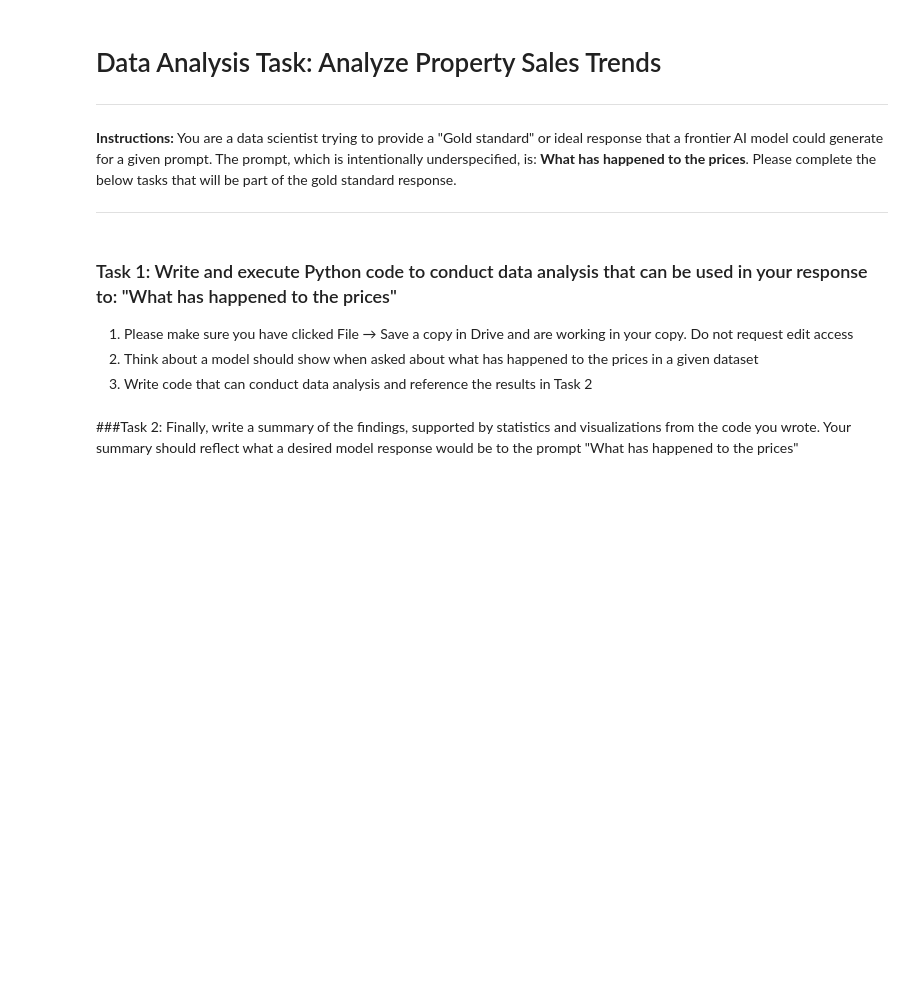
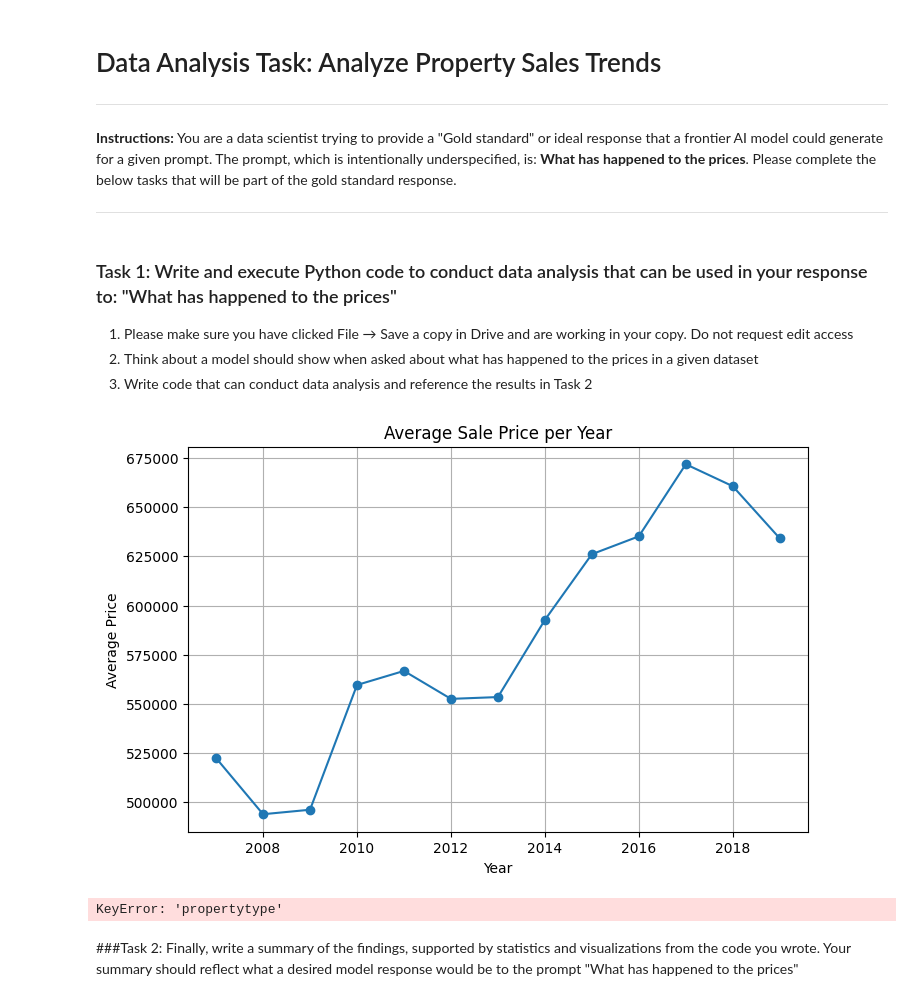
Before and after one commit to Gls2025/ProductDemandForecasting, a Jupyter notebook: DataScientestInterview.ipynb, the cells around one changed output. Saved outputs shown, nothing was run; the diff lists cells and outputs as text; code cells hidden in the pictures; blank space fills up the shorter version.

```diff
--- a/DataScientestInterview.ipynb
+++ b/DataScientestInterview.ipynb
@@ -55,5 +66,46 @@ KeyboardInterrupt:
 1. Please make sure you have clicked File → Save a copy in Drive and are working in your copy. Do not request edit access
 2. Think about a model should show when asked about what has happened to the prices in a given dataset
 3. Write code that can conduct data analysis and reference the results in Task 2
+# %%
+import pandas as pd
+import matplotlib.pyplot as plt
+
+# Load the dataset (already in your notebook as raw_sales.csv)
+df = pd.read_csv("raw_sales.csv")
+
+# Convert datesold to datetime
+df['datesold'] = pd.to_datetime(df['datesold'])
+
+# Extract year and month for trend analysis
+df['year'] = df['datesold'].dt.year
+df['month'] = df['datesold'].dt.month
+
+# --- Overall yearly trend ---
+avg_price_year = df.groupby('year')['price'].mean()
+
+plt.figure(figsize=(8,5))
+avg_price_year.plot(marker='o')
+plt.title("Average Sale Price per Year")
+plt.xlabel("Year")
+plt.ylabel("Average Price")
+plt.grid(True)
+plt.show()
+
+# --- Breakdown by property type ---
+avg_price_type = df.groupby(['year','propertytype'])['price'].mean().unstack()
+
+avg_price_type.plot(marker='o', figsize=(8,5))
+plt.title("Average Price by Property Type Over Time")
+plt.xlabel("Year")
+plt.ylabel("Average Price")
+plt.grid(True)
+plt.show()
+
+# --- Descriptive stats ---
+summary_stats = df['price'].describe()
+summary_stats
+# %% [output]
+[figure, added]
+KeyError: 'propertytype'
 # %% [markdown]
 ###Task 2: Finally, write a summary of the findings, supported by statistics and visualizations from the code you wrote. Your summary should reflect what a desired model response would be to the prompt "What has happened to the prices"
```
Also changed, not shown: parts of 2 cells of this notebook.
